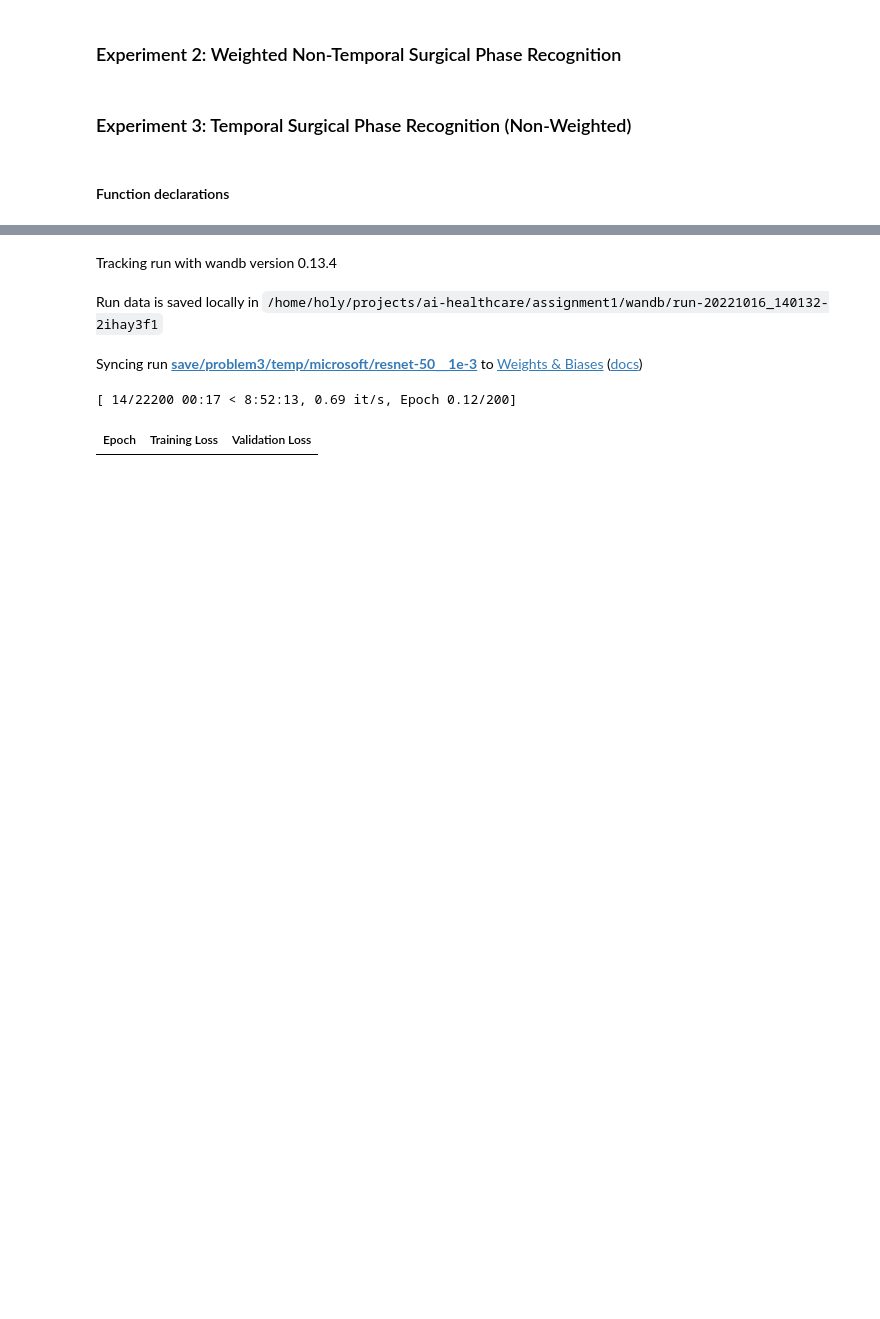
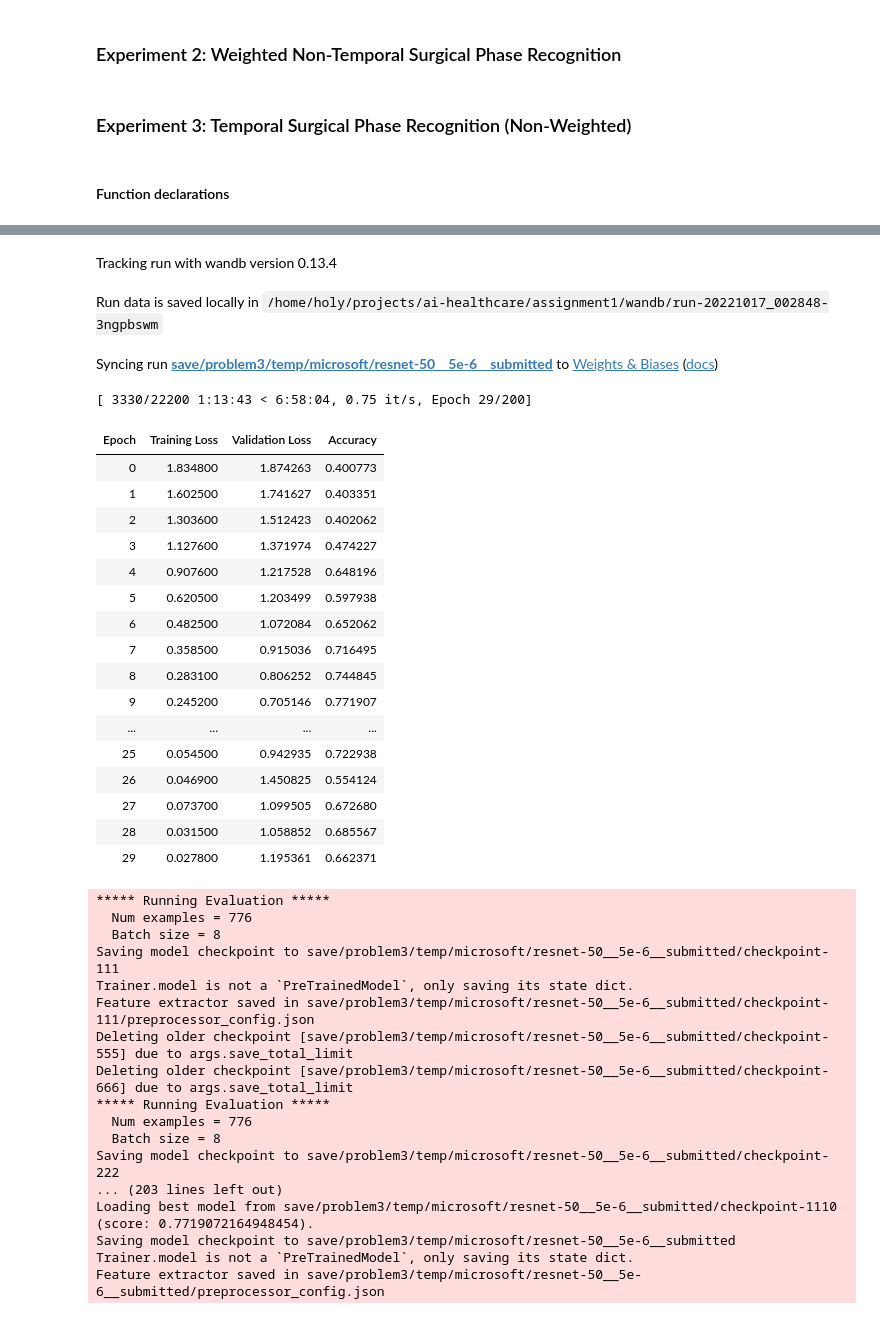
Before and after one commit to holylovenia/ai-healthcare, a Jupyter notebook: assignment1/problem3-solution.ipynb, the cells around one changed output, grey strips where cells are left out. Saved outputs shown, nothing was run; the diff lists cells and outputs as text; code cells hidden in the pictures; blank space fills up the shorter version.

Commit message:
Add Problem 3 no. 2 result

```diff
--- a/assignment1/problem3-solution.ipynb
+++ b/assignment1/problem3-solution.ipynb
@@ -60,6 +60,7 @@ set_all_seeds(RANDOM_SEED)
 ## Problem 3: Surgical Phase Recognition
 # %%
 NUM_CLASSES = 7
+NUM_PREV_FRAMES = 2
 # %%
 model_name_or_path = "microsoft/resnet-50"
 # %% [markdown]
@@ -139,8 +140,6 @@ def problem3_load_dataset(
         return dataset
 # %% [markdown]
 #### Function utilization
-# %%
-NUM_PREV_FRAMES = 5
 # %% [markdown]
 Load the `problem3_datas` dataset.
 # %%
@@ -516,7 +515,7 @@ class TemporalNetwork(nn.Module):
 # %%
 class TemporalLSTM(nn.Module):
 
-    def __init__(self, input_size=2048*7*7, hidden_size=1024, num_layers=1, bidirectional=False, num_labels=NUM_CLASSES):
+    def __init__(self, input_size=2048*7*7, hidden_size=512, num_layers=1, bidirectional=False, num_labels=NUM_CLASSES):
         super().__init__()
         self.input_size = input_size
         self.hidden_size = hidden_size
@@ -524,7 +523,8 @@ class TemporalLSTM(nn.Module):
         self.bidirectional = bidirectional
         self.num_labels = num_labels
 
-        self.lstm = nn.LSTM(self.input_size, self.hidden_size, self.num_layers, batch_first=True)
+        self.lstm = nn.LSTM(
+            self.input_size, self.hidden_size, self.num_layers, batch_first=True, dropout=1)
         nn.init.xavier_normal_(self.lstm.all_weights[0][0])
         nn.init.xavier_normal_(self.lstm.all_weights[0][1])
         self.classifier = nn.Linear(self.hidden_size * (2 if self.bidirectional else 1), self.num_labels)
@@ -550,7 +550,7 @@ class TemporalTrainer(Trainer):
 # %%
 def temporal_training(
     model,
-    output_dir=f"save/problem3/temp/{model_name_or_path}__1e-3",
+    output_dir=f"save/problem3/temp/{model_name_or_path}__5e-6",
     train_dataset=proc_datasets["train"],
     eval_dataset=proc_datasets["valid"],
     trainer_class=TemporalTrainer,
@@ -560,7 +560,7 @@ def temporal_training(
         remove_unused_columns=False,
         evaluation_strategy = "epoch",
         save_strategy = "epoch",
-        learning_rate=1e-3,
+        learning_rate=5e-6,
         per_device_train_batch_size=8,
         gradient_accumulation_steps=4,
         per_device_eval_batch_size=8,
@@ -602,23 +602,56 @@ exp3_temporal_network = TemporalNetwork(exp3_img_enc, exp3_temporal_lstm)
 # %%
 temporal_trainer = temporal_training(
     exp3_temporal_network,
-    output_dir=f"save/problem3/temp/{model_name_or_path}__1e-3",
+    output_dir=f"save/problem3/temp/{model_name_or_path}__5e-6__submitted",
     train_dataset=proc_datasets["train"],
     eval_dataset=proc_datasets["valid"],
     trainer_class=TemporalTrainer)
 # %% [output]
 Using cuda_amp half precision backend
 ***** Running training *****
   Num examples = 3570
   Num Epochs = 200
   Instantaneous batch size per device = 8
   Total train batch size (w. parallel, distributed & accumulation) = 32
   Gradient Accumulation steps = 4
   Total optimization steps = 22200
 Automatic Weights & Biases logging enabled, to disable set os.environ["WANDB_DISABLED"] = "true"
 wandb: Currently logged in as: holylovenia. Use `wandb login --relogin` to force relogin
 Tracking run with wandb version 0.13.4
-Run data is saved locally in /home/holy/projects/ai-healthcare/assignment1/wandb/run-20221016_140132-2ihay3f1
+Run data is saved locally in /home/holy/projects/ai-healthcare/assignment1/wandb/run-20221017_002848-3ngpbswm
-Syncing run save/problem3/temp/microsoft/resnet-50__1e-3 to Weights & Biases (docs)
+Syncing run save/problem3/temp/microsoft/resnet-50__5e-6__submitted to Weights & Biases (docs)
-[ 14/22200 00:17 < 8:52:13, 0.69 it/s, Epoch 0.12/200]
+[ 3330/22200 1:13:43 < 6:58:04, 0.75 it/s, Epoch 29/200]
-| Epoch | Training Loss | Validation Loss |
+| Epoch | Training Loss | Validation Loss | Accuracy |
+| 0 | 1.834800 | 1.874263 | 0.400773 |
+| 1 | 1.602500 | 1.741627 | 0.403351 |
+| 2 | 1.303600 | 1.512423 | 0.402062 |
+| 3 | 1.127600 | 1.371974 | 0.474227 |
+| 4 | 0.907600 | 1.217528 | 0.648196 |
+| 5 | 0.620500 | 1.203499 | 0.597938 |
+| 6 | 0.482500 | 1.072084 | 0.652062 |
+| 7 | 0.358500 | 0.915036 | 0.716495 |
+| 8 | 0.283100 | 0.806252 | 0.744845 |
+| 9 | 0.245200 | 0.705146 | 0.771907 |
+| ... | ... | ... | ... |
+| 25 | 0.054500 | 0.942935 | 0.722938 |
+| 26 | 0.046900 | 1.450825 | 0.554124 |
+| 27 | 0.073700 | 1.099505 | 0.672680 |
+| 28 | 0.031500 | 1.058852 | 0.685567 |
+| 29 | 0.027800 | 1.195361 | 0.662371 |
+***** Running Evaluation *****
+  Num examples = 776
+  Batch size = 8
+Saving model checkpoint to save/problem3/temp/microsoft/resnet-50__5e-6__submitted/checkpoint-111
+Trainer.model is not a `PreTrainedModel`, only saving its state dict.
+Feature extractor saved in save/problem3/temp/microsoft/resnet-50__5e-6__submitted/checkpoint-111/preprocessor_config.json
+Deleting older checkpoint [save/problem3/temp/microsoft/resnet-50__5e-6__submitted/checkpoint-555] due to args.save_total_limit
+Deleting older checkpoint [save/problem3/temp/microsoft/resnet-50__5e-6__submitted/checkpoint-666] due to args.save_total_limit
+***** Running Evaluation *****
+  Num examples = 776
+  Batch size = 8
+Saving model checkpoint to save/problem3/temp/microsoft/resnet-50__5e-6__submitted/checkpoint-222
+... (203 lines left out)
+Loading best model from save/problem3/temp/microsoft/resnet-50__5e-6__submitted/checkpoint-1110 (score: 0.7719072164948454).
+Saving model checkpoint to save/problem3/temp/microsoft/resnet-50__5e-6__submitted
+Trainer.model is not a `PreTrainedModel`, only saving its state dict.
+Feature extractor saved in save/problem3/temp/microsoft/resnet-50__5e-6__submitted/preprocessor_config.json
```
Also changed, not shown: parts of 3 cells of this notebook, 9 other files.
